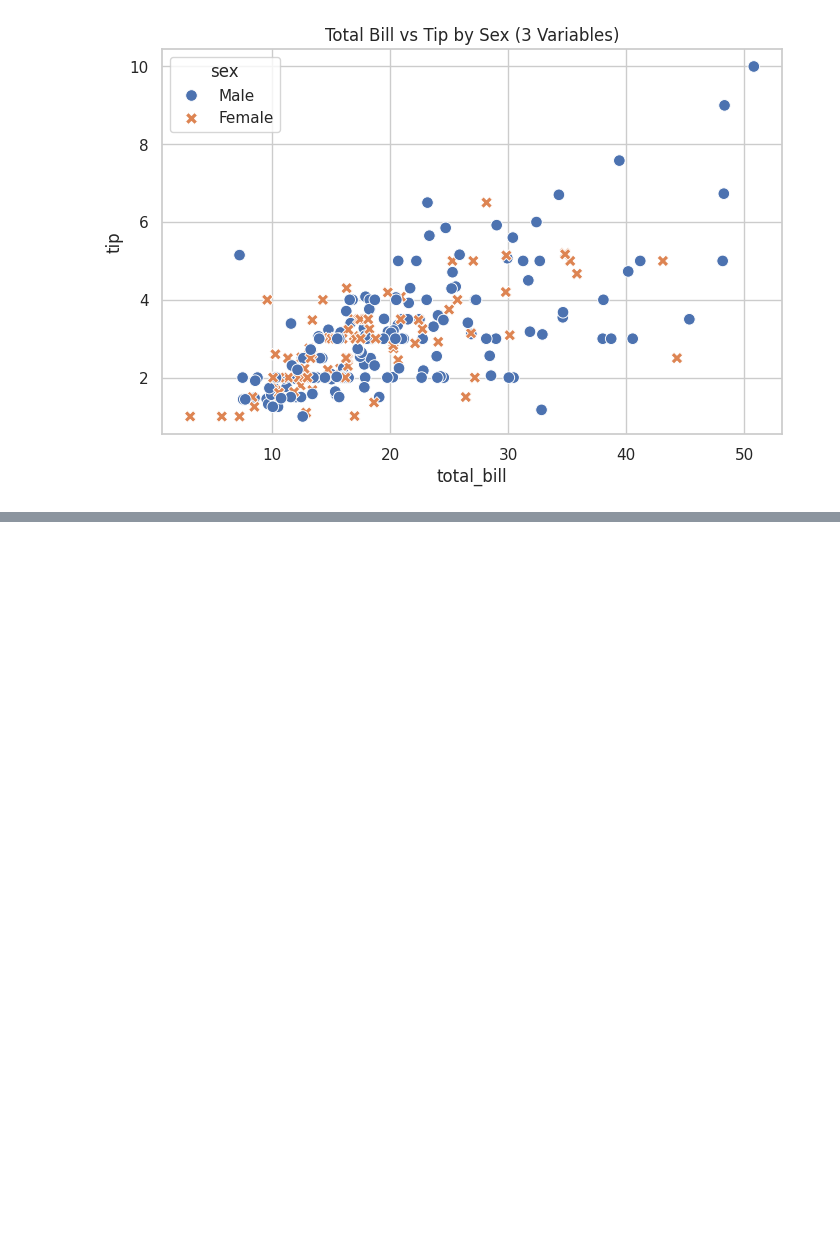
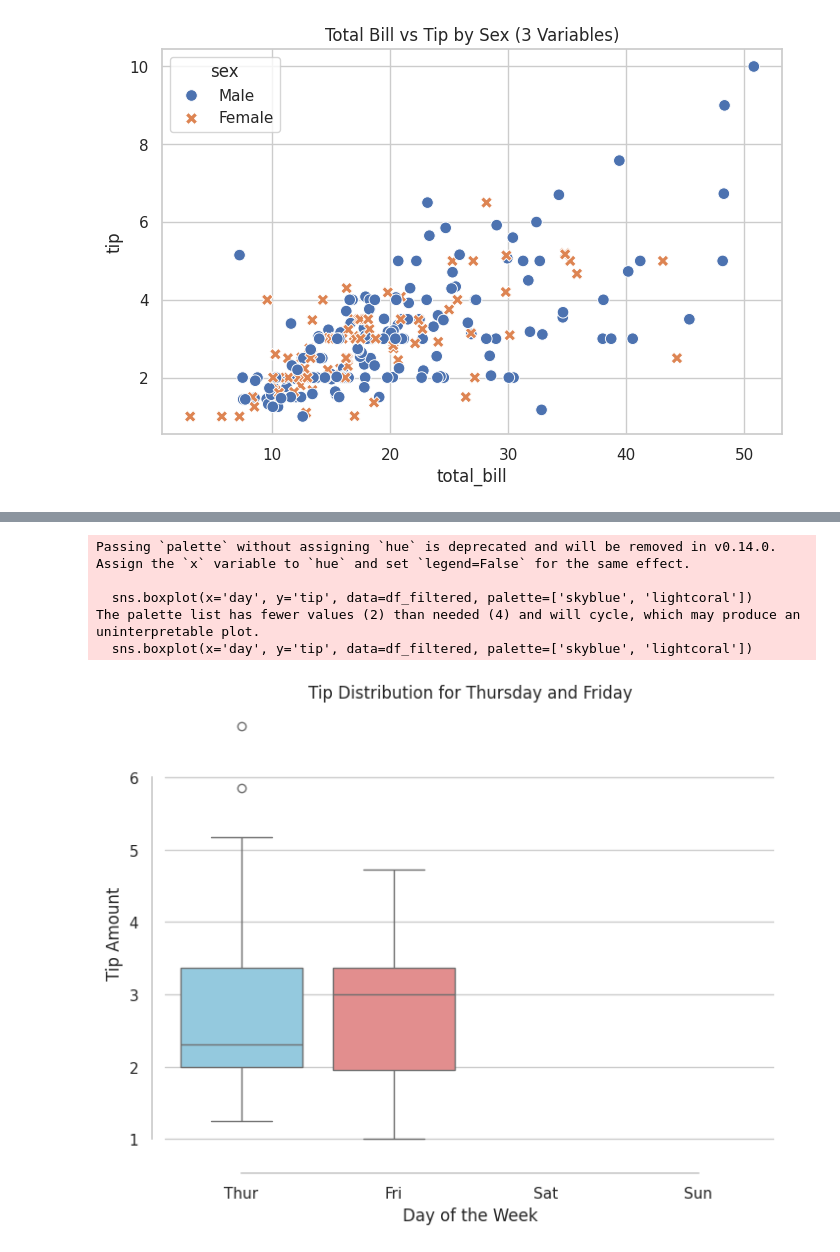
Before and after one commit to matashova12345/Application-Deployment, a Jupyter notebook: MatashovaViktoriia_26.10.02.ipynb, the cells around one changed output, grey strips where cells are left out. Saved outputs shown, nothing was run; the diff lists cells and outputs as text; code cells hidden in the pictures; blank space fills up the shorter version.

```diff
--- a/MatashovaViktoriia_26.10.02.ipynb
+++ b/MatashovaViktoriia_26.10.02.ipynb
@@ -186,0 +308,3 @@ plt.show()
+# %%
+# df = tips
+df = tips.copy()
@@ -186,0 +323,21 @@ plt.show()
+# %%
+import matplotlib.pyplot as plt
+
+# Filter data for Thursday and Friday
+df_filtered = df[df['day'].isin(['Thur', 'Fri'])]
+
+# Create a box plot to visualize the tip distribution for 'Thur' and 'Fri'
+plt.figure(figsize=(8, 6))
+sns.boxplot(x='day', y='tip', data=df_filtered, palette=['skyblue', 'lightcoral'])
+plt.title('Tip Distribution for Thursday and Friday')
+plt.xlabel('Day of the Week')
+plt.ylabel('Tip Amount')
+sns.despine(offset=10, trim=True)
+plt.show()
+# %% [output]
+Passing `palette` without assigning `hue` is deprecated and will be removed in v0.14.0. Assign the `x` variable to `hue` and set `legend=False` for the same effect.
+
+  sns.boxplot(x='day', y='tip', data=df_filtered, palette=['skyblue', 'lightcoral'])
+The palette list has fewer values (2) than needed (4) and will cycle, which may produce an uninterpretable plot.
+  sns.boxplot(x='day', y='tip', data=df_filtered, palette=['skyblue', 'lightcoral'])
+[figure, added]
```
Also changed, not shown: parts of 9 cells of this notebook.
